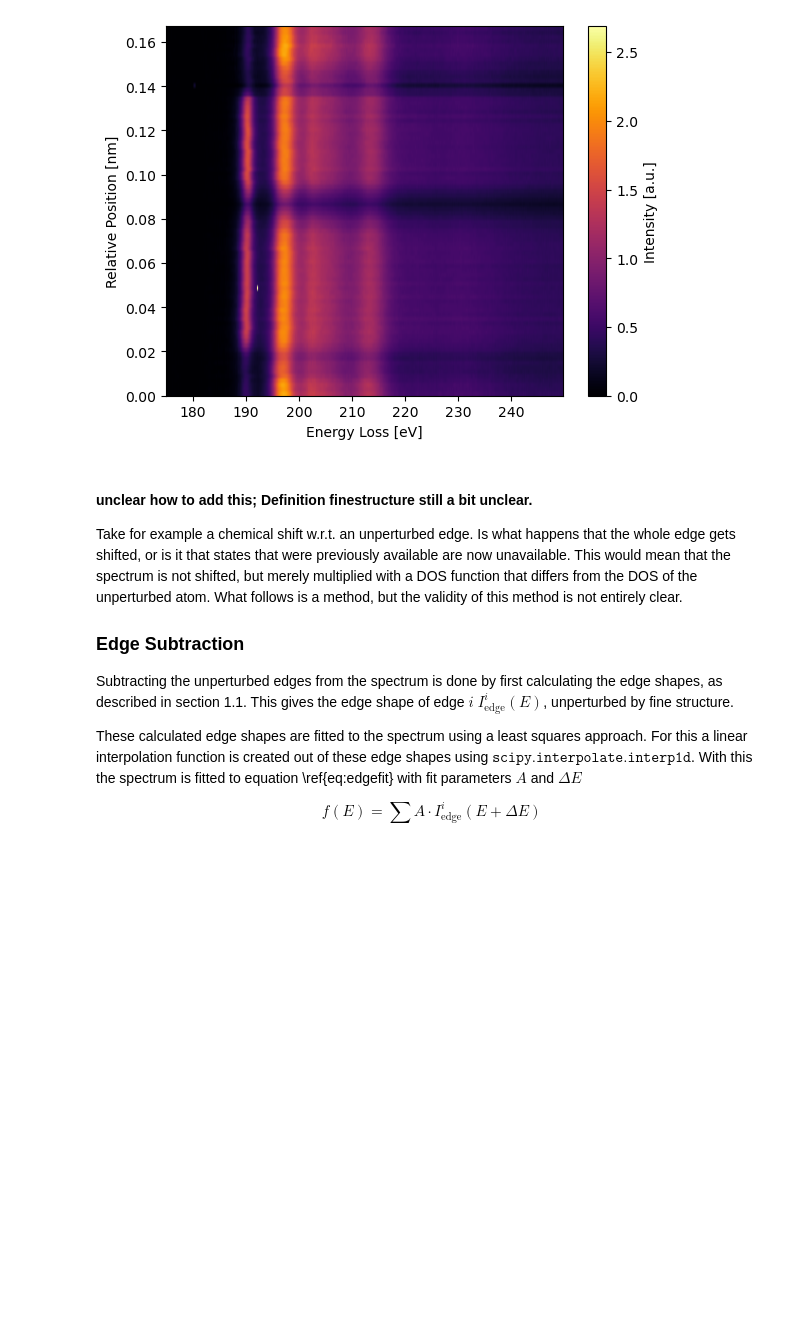
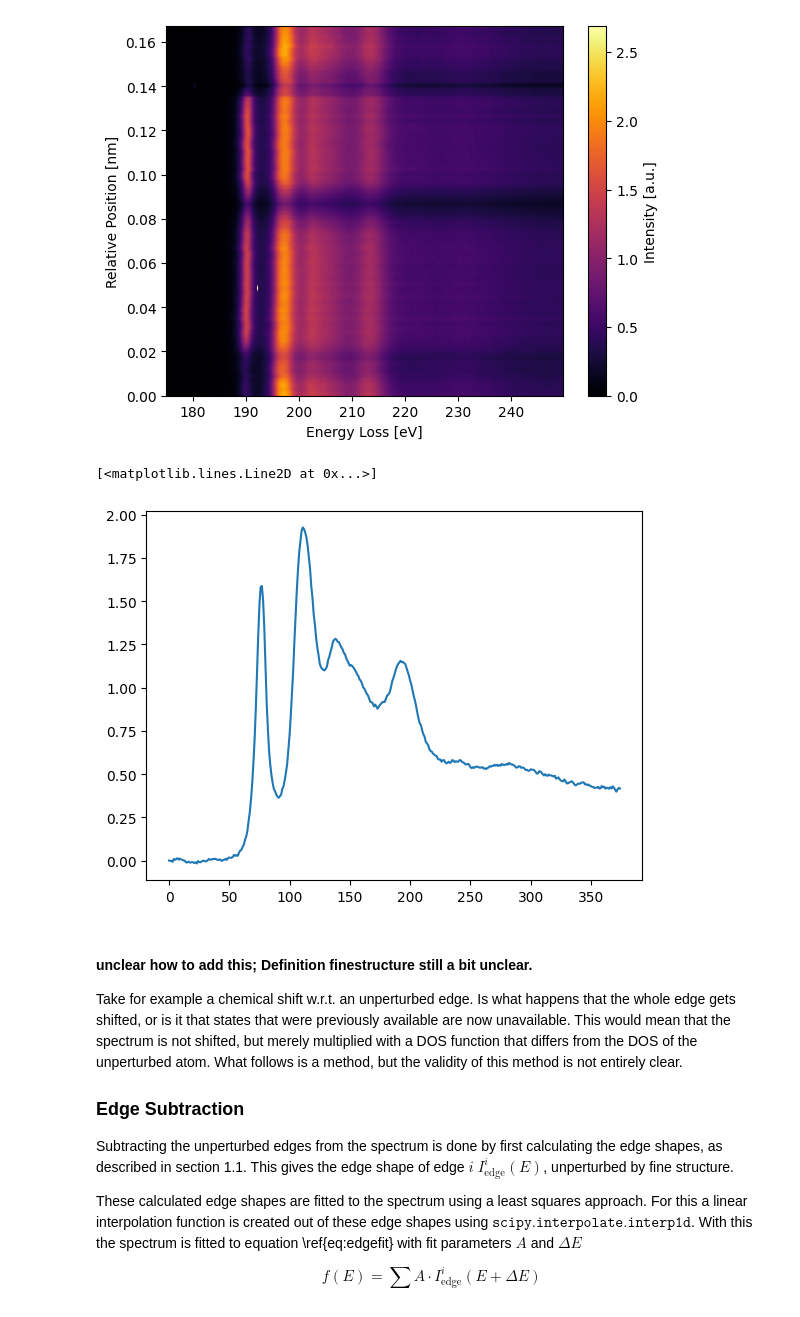
Before and after one commit to BWielen/CLFitter, a Jupyter notebook: Examples/CoreLossFitter.ipynb, the cells around one changed output. Drawn from its saved outputs; the diff is of its cells as text; code cells hidden in the pictures; blank space fills up the shorter version.

```diff
--- a/Examples/CoreLossFitter.ipynb
+++ b/Examples/CoreLossFitter.ipynb
@@ -71,6 +71,11 @@ clfit.get_background_fit(188)
 clfit.plot()
 # %% [output]
 [figure]
+# %%
+plt.plot(clfit.core_loss_data_changed[30])
+# %% [output]
+[<matplotlib.lines.Line2D at 0x...>]
+[figure, added]
 # %% [markdown]
 #### unclear how to add this; Definition finestructure still a bit unclear.
 Take for example a chemical shift w.r.t. an unperturbed edge. Is what happens that the whole edge gets shifted, or is it that states that were previously available are now unavailable. This would mean that the spectrum is not shifted, but merely multiplied with a DOS function that differs from the DOS of the unperturbed atom. What follows is a method, but the validity of this method is not entirely clear.
```
Also changed, not shown: parts of 1 cell of this notebook, 1 other file.
